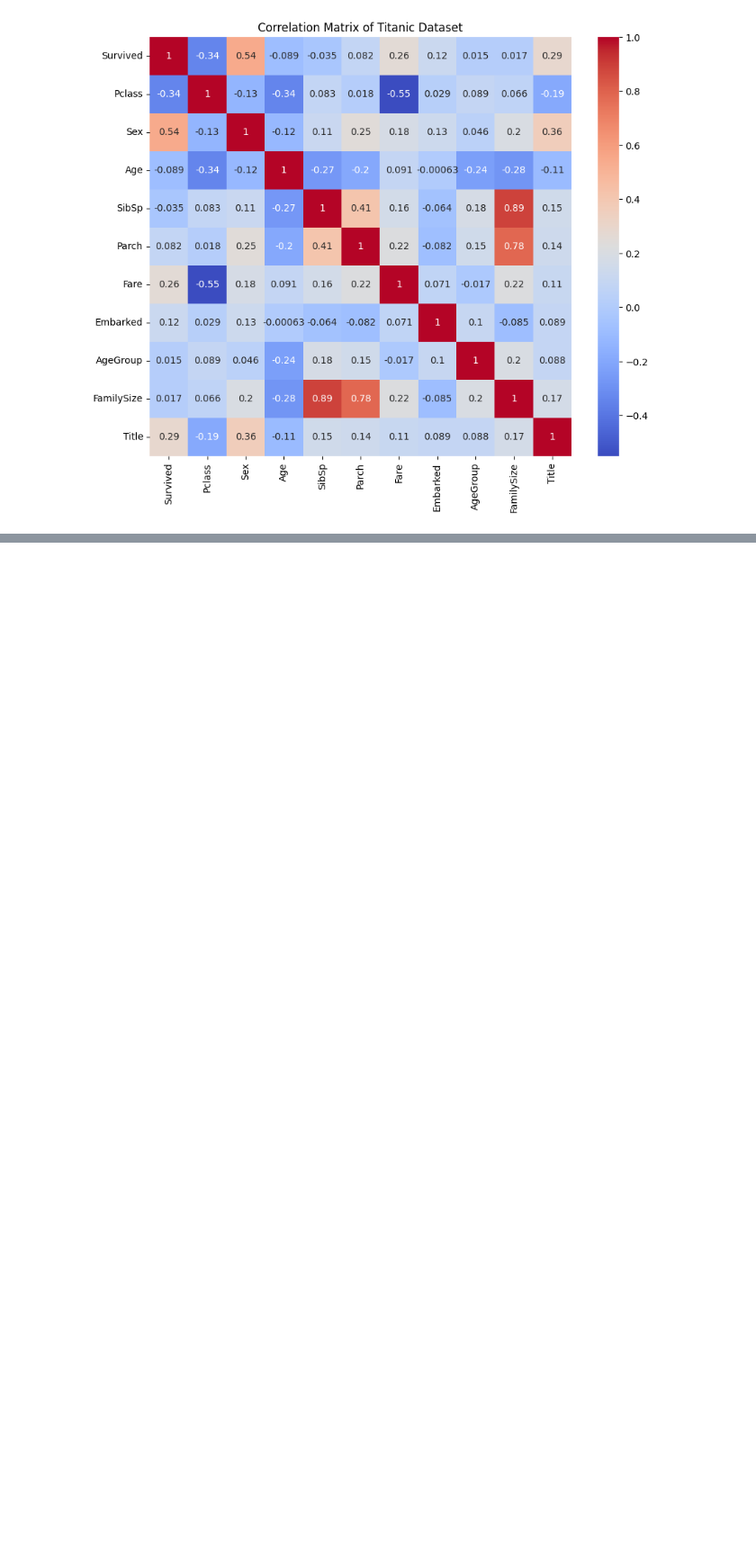
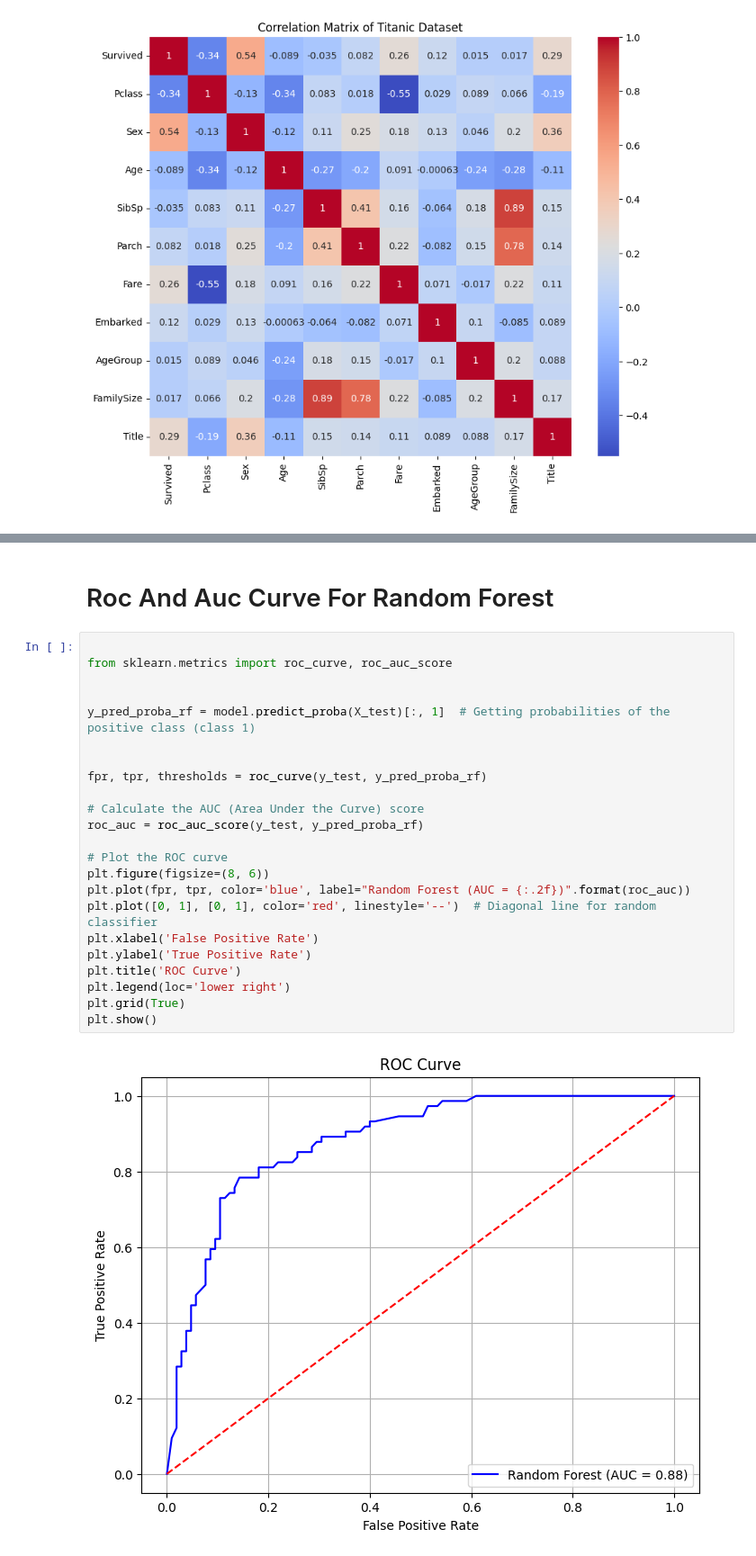
Before and after one commit to Sonam-Chaudhray/Machine-learning-, a Jupyter notebook: Tired_projects/project1.ipynb, the cells around one changed output, grey strips where cells are left out. Shown at 90% size. Saved outputs shown, nothing was run; the diff lists cells and outputs as text; blank space fills up the shorter version.

```diff
--- a/Tired_projects/project1.ipynb
+++ b/Tired_projects/project1.ipynb
@@ -387,0 +542,27 @@ plt.show()
+# %% [markdown]
+# Roc And Auc Curve For Random Forest
+# %%
+
+from sklearn.metrics import roc_curve, roc_auc_score
+
+
+y_pred_proba_rf = model.predict_proba(X_test)[:, 1]  # Getting probabilities of the positive class (class 1)
+
+
+fpr, tpr, thresholds = roc_curve(y_test, y_pred_proba_rf)
+
+# Calculate the AUC (Area Under the Curve) score
+roc_auc = roc_auc_score(y_test, y_pred_proba_rf)
+
+# Plot the ROC curve
+plt.figure(figsize=(8, 6))
+plt.plot(fpr, tpr, color='blue', label="Random Forest (AUC = {:.2f})".format(roc_auc))
+plt.plot([0, 1], [0, 1], color='red', linestyle='--')  # Diagonal line for random classifier
+plt.xlabel('False Positive Rate')
+plt.ylabel('True Positive Rate')
+plt.title('ROC Curve')
+plt.legend(loc='lower right')
+plt.grid(True)
+plt.show()
+# %% [output]
+[figure, added]
```
Also changed, not shown: parts of 37 cells of this notebook.
